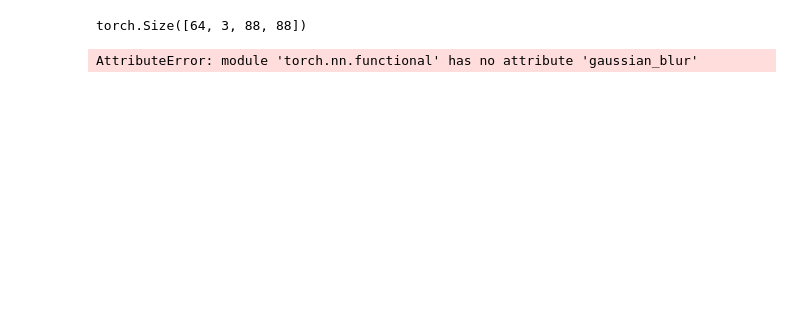
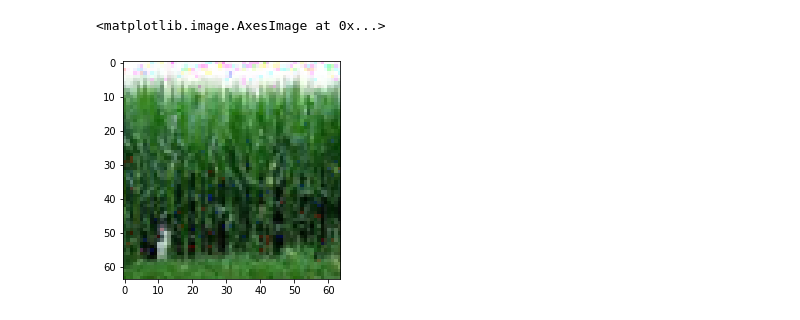
Before and after one commit to anneouyang/noisy-superres, a Jupyter notebook: Visualize.ipynb, the cells around one changed output. Saved outputs shown, nothing was run; the diff lists cells and outputs as text; code cells hidden in the pictures; blank space fills up the shorter version.

```diff
--- a/Visualize.ipynb
+++ b/Visualize.ipynb
@@ -127,0 +150,5 @@ plt.imshow(to_img(img[1][0]))
+# %%
+plt.imshow(to_img(img[0][0]))
+# %% [output]
+<matplotlib.image.AxesImage at 0x...>
+[figure, added]
@@ -128,8 +157,2 @@ plt.imshow(to_img(img[1][0]))
 # %%
-img[1].shape
+# img[1].shape
-# %% [output]
-torch.Size([64, 3, 88, 88])
-# %%
-to_img(F.gaussian_blur(img[1][0]))
-# %% [output]
-AttributeError: module 'torch.nn.functional' has no attribute 'gaussian_blur'
```
Also changed, not shown: parts of 10 cells of this notebook.
